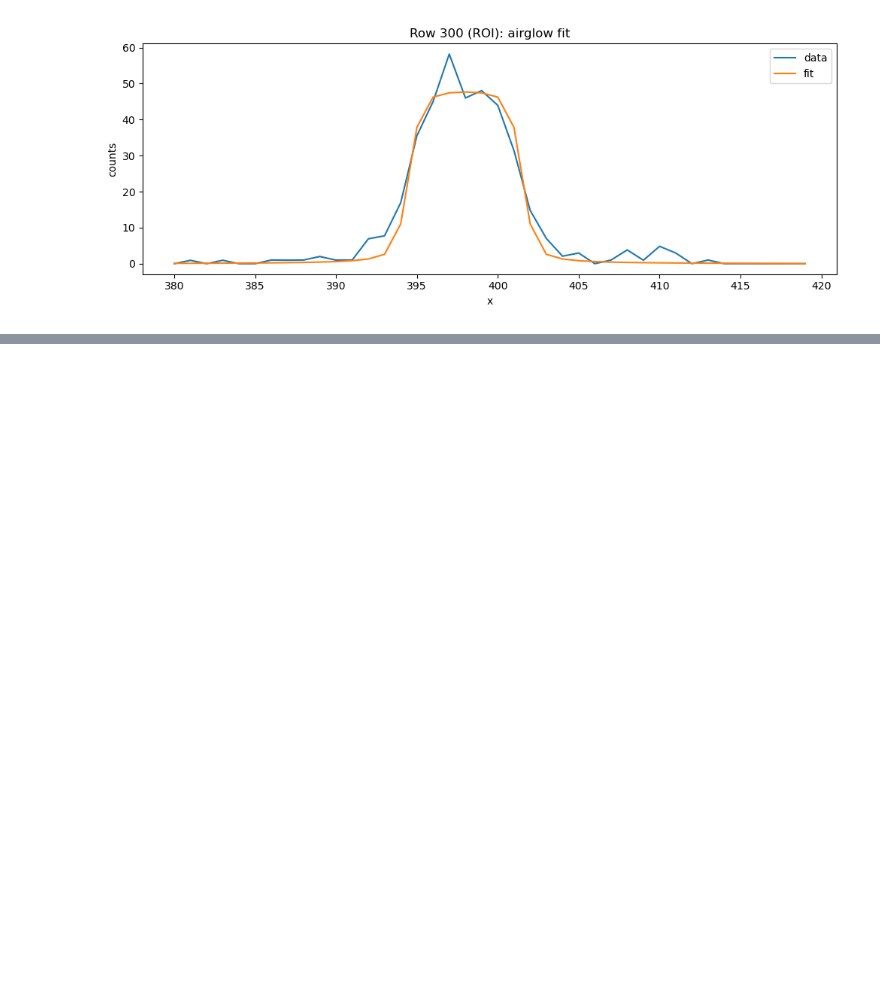
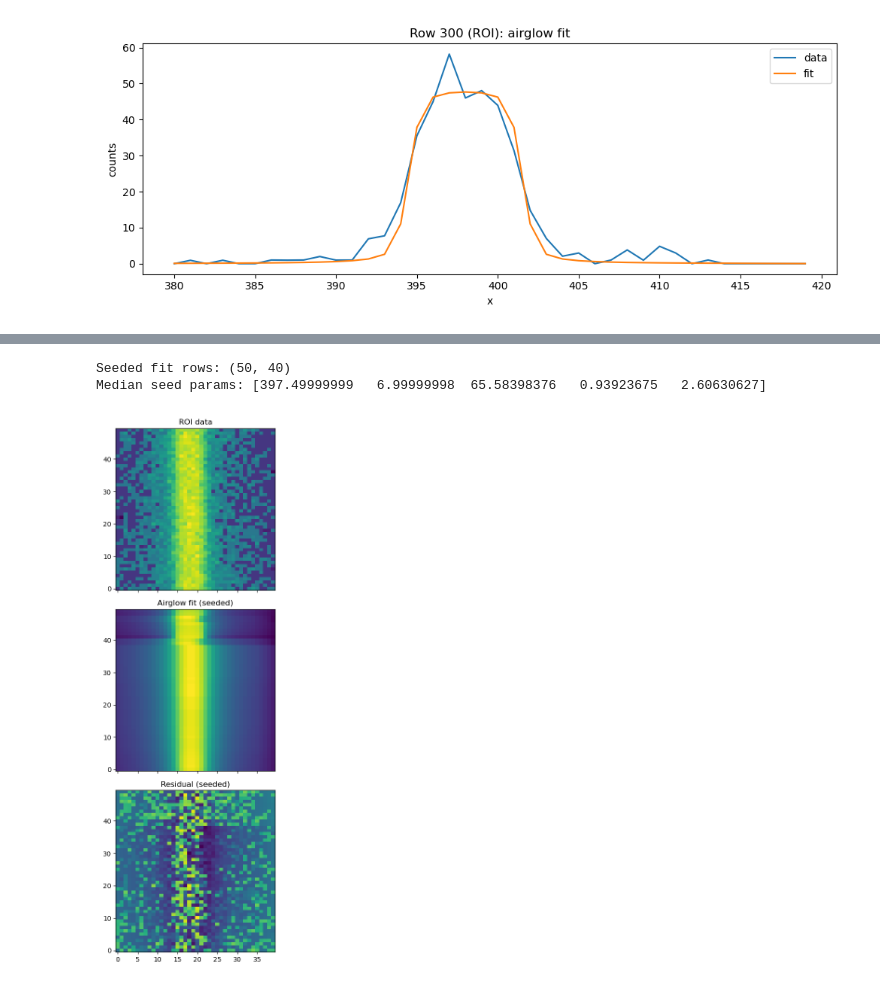
Before and after one commit to parkus/airglow, a Jupyter notebook: notebooks/00_systematics_2d_dev.ipynb, the cells around one changed output, grey strips where cells are left out. Saved outputs shown, nothing was run; the diff lists cells and outputs as text; code cells hidden in the pictures; blank space fills up the shorter version.

```diff
--- a/notebooks/00_systematics_2d_dev.ipynb
+++ b/notebooks/00_systematics_2d_dev.ipynb
@@ -180,0 +189,40 @@ plt.tight_layout()
+# %%
+# Fit again using median params from first run as seed
+median_params = np.nanmedian(fit_results["params"], axis=0)
+
+fit_results_seeded = models.fit_airglow_rows(
+    rows,
+    x_grid,
+    roi_x0,
+    roi_x1,
+    row_indices=row_indices,
+    dq_rows=dq_rows,
+    dq_mask_value=dq_mask_value,
+    lsf_kernel=None,
+    init=median_params,
+)
+
+roi_fit_seeded = fit_results_seeded["fits"]
+print("Seeded fit rows:", roi_fit_seeded.shape)
+print("Median seed params:", median_params)
+# %% [output]
+Seeded fit rows: (50, 40)
+Median seed params: [397.49999999   6.99999998  65.58398376   0.93923675   2.60630627]
+# %%
+# Plot original ROI, seeded-fit image, and difference
+roi_data = sci[roi_y0:roi_y1, roi_x0:roi_x1]
+residual_seeded = roi_data - roi_fit_seeded
+
+fig, axes = plt.subplots(3, 1, figsize=(4, 12), sharex=True, sharey=True)
+
+for ax, img, title in zip(
+    axes,
+    [roi_data, roi_fit_seeded, residual_seeded],
+    ["ROI data", "Airglow fit (seeded)", "Residual (seeded)"],
+):
+    disp = np.cbrt(img)
+    ax.imshow(disp, origin="lower", aspect="auto")
+    ax.set_title(title)
+plt.tight_layout()
+# %% [output]
+[figure, added]
```
Also changed, not shown: parts of 4 cells of this notebook.
